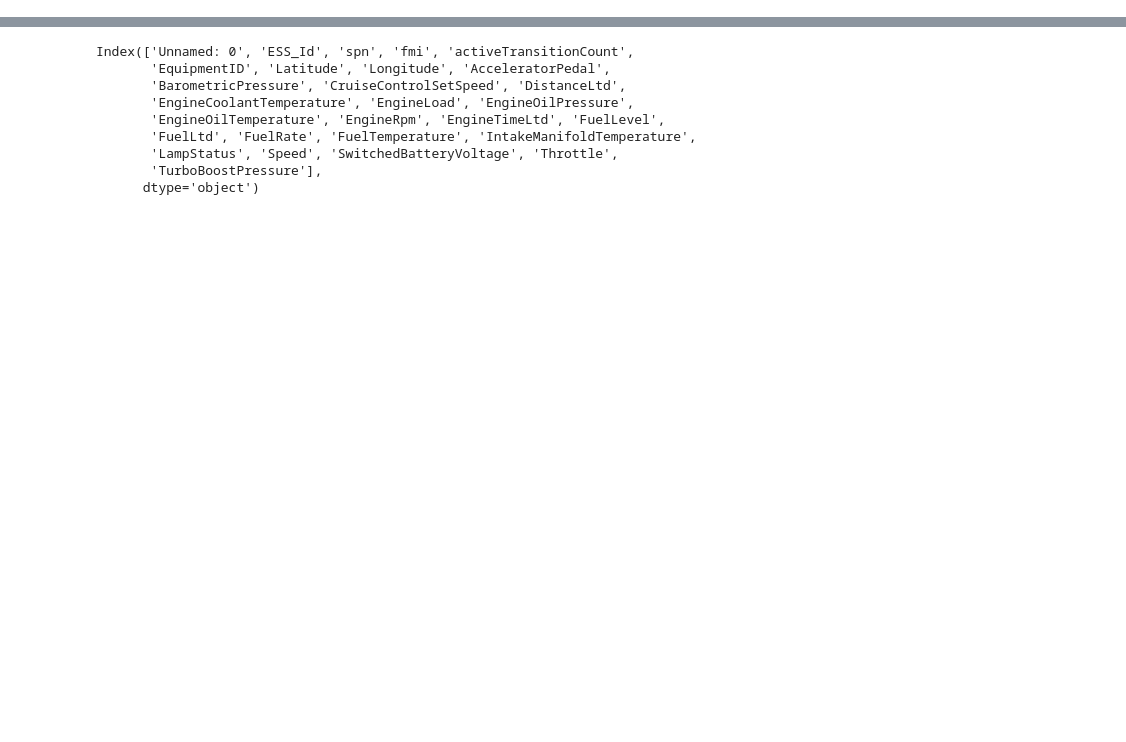
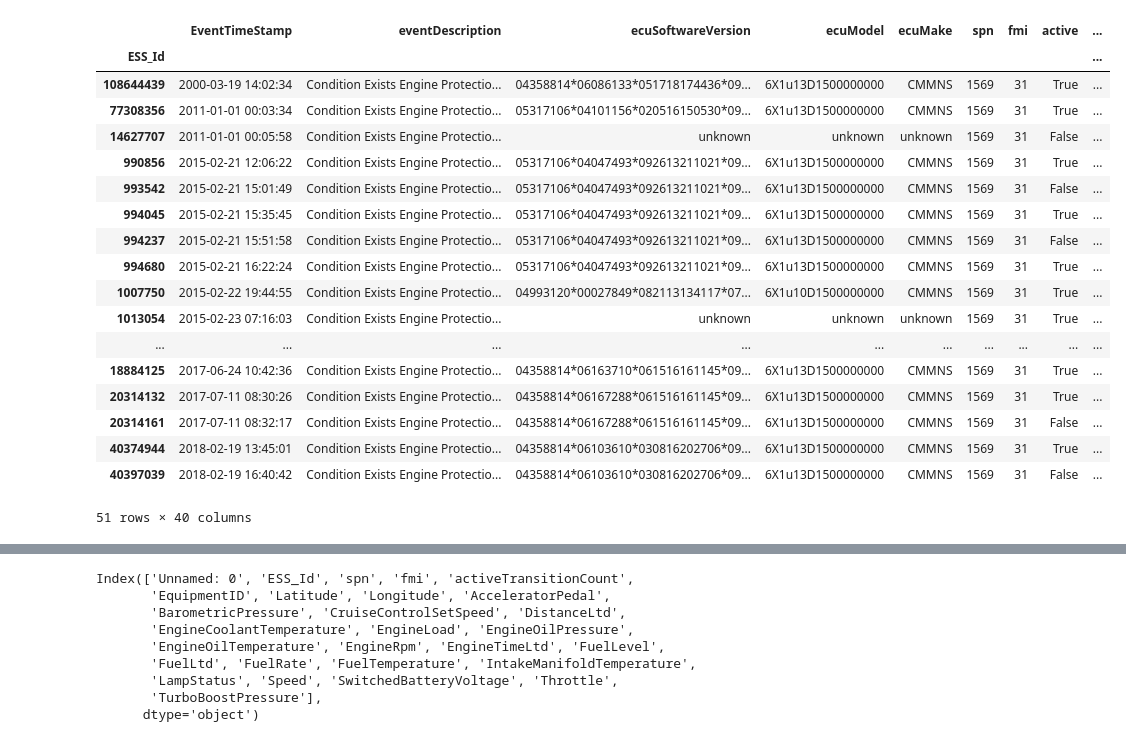
Before and after one commit to nss-data-science-cohort-5/big_g_express-rickrollers, a Jupyter notebook: notebooks/big_g_analysis.ipynb, the cells around one changed output, grey strips where cells are left out. Saved outputs shown, nothing was run; the diff lists cells and outputs as text; code cells hidden in the pictures; blank space fills up the shorter version.

```diff
--- a/notebooks/big_g_analysis.ipynb
+++ b/notebooks/big_g_analysis.ipynb
@@ -24,0 +45,25 @@ faults_diagnostics['spn_derate'] = pd.get_dummies(faults_diagnostics['spn_derate
+# %%
+#computer. Show me all the columns, please.
+pd.set_option('display.max_columns', 40)
+# %%
+faults_diagnostics[faults_diagnostics['spn']==1569]
+# %% [output]
+|  | EventTimeStamp | eventDescription | ecuSoftwareVersion | ecuModel | ecuMake | spn | fmi | active | ... |
+| ESS_Id |  |  |  |  |  |  |  |  | ... |
+| 108644439 | 2000-03-19 14:02:34 | Condition Exists Engine Protectio... | 04358814*06086133*051718174436*09... | 6X1u13D1500000000 | CMMNS | 1569 | 31 | True | ... |
+| 77308356 | 2011-01-01 00:03:34 | Condition Exists Engine Protectio... | 05317106*04101156*020516150530*09... | 6X1u13D1500000000 | CMMNS | 1569 | 31 | True | ... |
+| 14627707 | 2011-01-01 00:05:58 | Condition Exists Engine Protectio... | unknown | unknown | unknown | 1569 | 31 | False | ... |
+| 990856 | 2015-02-21 12:06:22 | Condition Exists Engine Protectio... | 05317106*04047493*092613211021*09... | 6X1u13D1500000000 | CMMNS | 1569 | 31 | True | ... |
+| 993542 | 2015-02-21 15:01:49 | Condition Exists Engine Protectio... | 05317106*04047493*092613211021*09... | 6X1u13D1500000000 | CMMNS | 1569 | 31 | False | ... |
+| 994045 | 2015-02-21 15:35:45 | Condition Exists Engine Protectio... | 05317106*04047493*092613211021*09... | 6X1u13D1500000000 | CMMNS | 1569 | 31 | True | ... |
+| 994237 | 2015-02-21 15:51:58 | Condition Exists Engine Protectio... | 05317106*04047493*092613211021*09... | 6X1u13D1500000000 | CMMNS | 1569 | 31 | False | ... |
+| 994680 | 2015-02-21 16:22:24 | Condition Exists Engine Protectio... | 05317106*04047493*092613211021*09... | 6X1u13D1500000000 | CMMNS | 1569 | 31 | True | ... |
+| 1007750 | 2015-02-22 19:44:55 | Condition Exists Engine Protectio... | 04993120*00027849*082113134117*07... | 6X1u10D1500000000 | CMMNS | 1569 | 31 | True | ... |
+| 1013054 | 2015-02-23 07:16:03 | Condition Exists Engine Protectio... | unknown | unknown | unknown | 1569 | 31 | True | ... |
+| ... | ... | ... | ... | ... | ... | ... | ... | ... | ... |
+| 18884125 | 2017-06-24 10:42:36 | Condition Exists Engine Protectio... | 04358814*06163710*061516161145*09... | 6X1u13D1500000000 | CMMNS | 1569 | 31 | True | ... |
+| 20314132 | 2017-07-11 08:30:26 | Condition Exists Engine Protectio... | 04358814*06167288*061516161145*09... | 6X1u13D1500000000 | CMMNS | 1569 | 31 | True | ... |
+| 20314161 | 2017-07-11 08:32:17 | Condition Exists Engine Protectio... | 04358814*06167288*061516161145*09... | 6X1u13D1500000000 | CMMNS | 1569 | 31 | False | ... |
+| 40374944 | 2018-02-19 13:45:01 | Condition Exists Engine Protectio... | 04358814*06103610*030816202706*09... | 6X1u13D1500000000 | CMMNS | 1569 | 31 | True | ... |
+| 40397039 | 2018-02-19 16:40:42 | Condition Exists Engine Protectio... | 04358814*06103610*030816202706*09... | 6X1u13D1500000000 | CMMNS | 1569 | 31 | False | ... |
+51 rows × 40 columns
```
Also changed, not shown: parts of 10 cells of this notebook.
